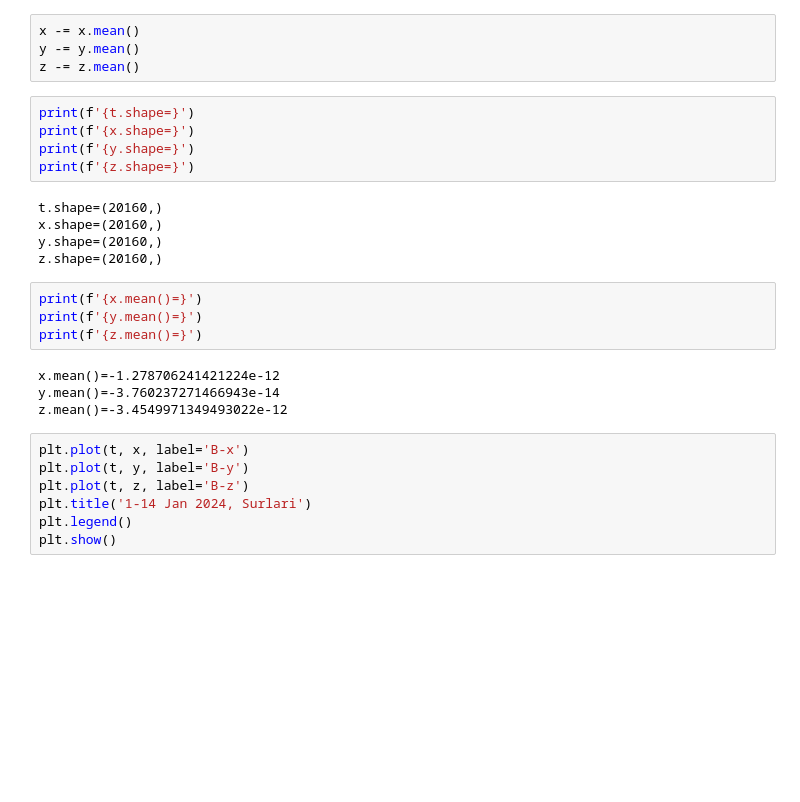
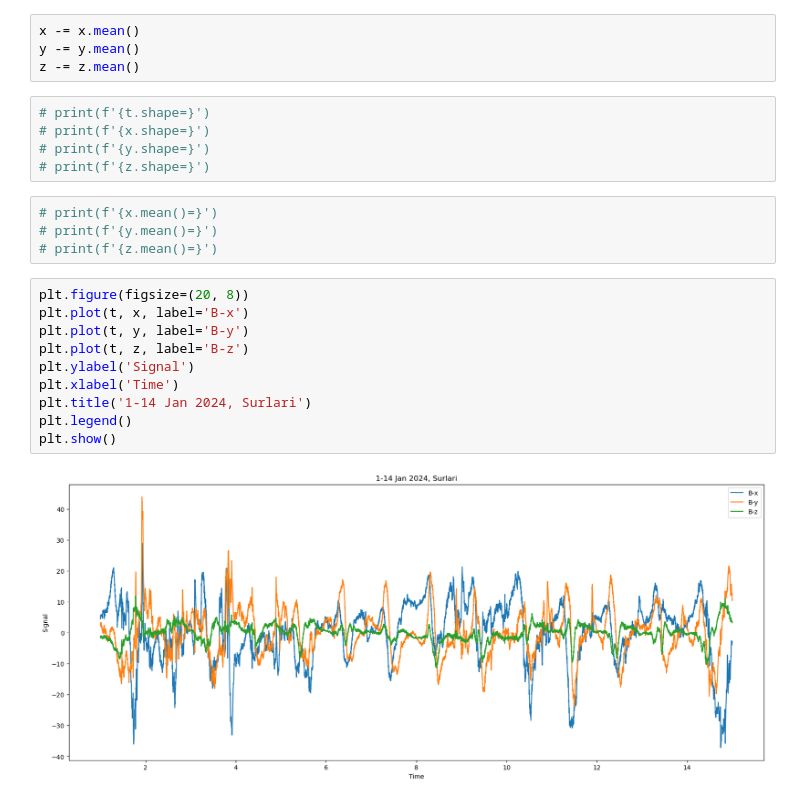
Before and after one commit to alexmarmaliuk/Space_Weather_Project, a Jupyter notebook: drafts/full_view.ipynb, the cells around one changed output. Saved outputs shown, nothing was run; the diff lists cells and outputs as text; blank space fills up the shorter version.

Commit message:
predemo push & visualization notebooks & noise

```diff
--- a/drafts/full_view.ipynb
+++ b/drafts/full_view.ipynb
@@ -36,30 +36,26 @@ x -= x.mean()
 y -= y.mean()
 z -= z.mean()
 # %%
-print(f'{t.shape=}')
-print(f'{x.shape=}')
-print(f'{y.shape=}')
-print(f'{z.shape=}')
+# print(f'{t.shape=}')
+# print(f'{x.shape=}')
+# print(f'{y.shape=}')
+# print(f'{z.shape=}')
-# %% [output]
-t.shape=(20160,)
-x.shape=(20160,)
-y.shape=(20160,)
-z.shape=(20160,)
 # %%
-print(f'{x.mean()=}')
-print(f'{y.mean()=}')
-print(f'{z.mean()=}')
+# print(f'{x.mean()=}')
+# print(f'{y.mean()=}')
+# print(f'{z.mean()=}')
-# %% [output]
-x.mean()=-1.278706241421224e-12
-y.mean()=-3.760237271466943e-14
-z.mean()=-3.4549971349493022e-12
 # %%
+plt.figure(figsize=(20, 8))
 plt.plot(t, x, label='B-x')
 plt.plot(t, y, label='B-y')
 plt.plot(t, z, label='B-z')
+plt.ylabel('Signal')
+plt.xlabel('Time')
 plt.title('1-14 Jan 2024, Surlari')
 plt.legend()
 plt.show()
+# %% [output]
+[figure, added]
 # %%
 # matplotlib.use('TkAgg')
 plt.plot([1, 2, 3], [4, 5, 6])
```
Also changed, not shown: parts of 2 cells of this notebook, 22 other files.
